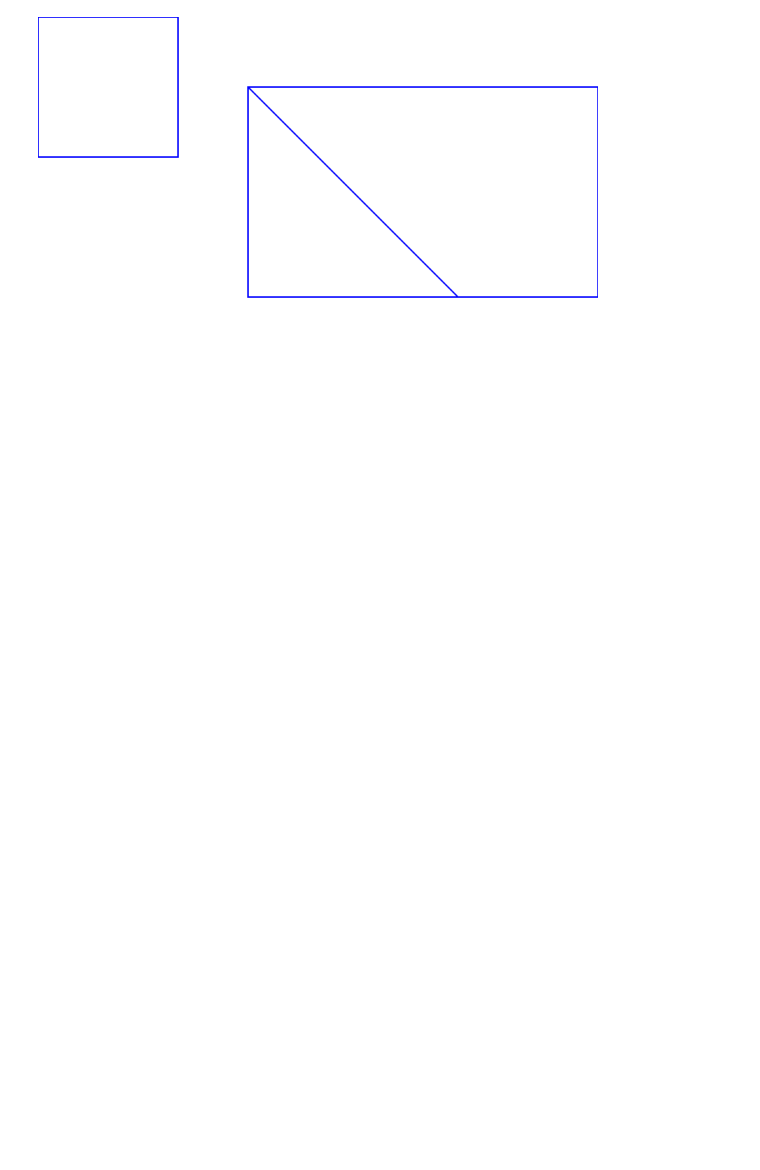
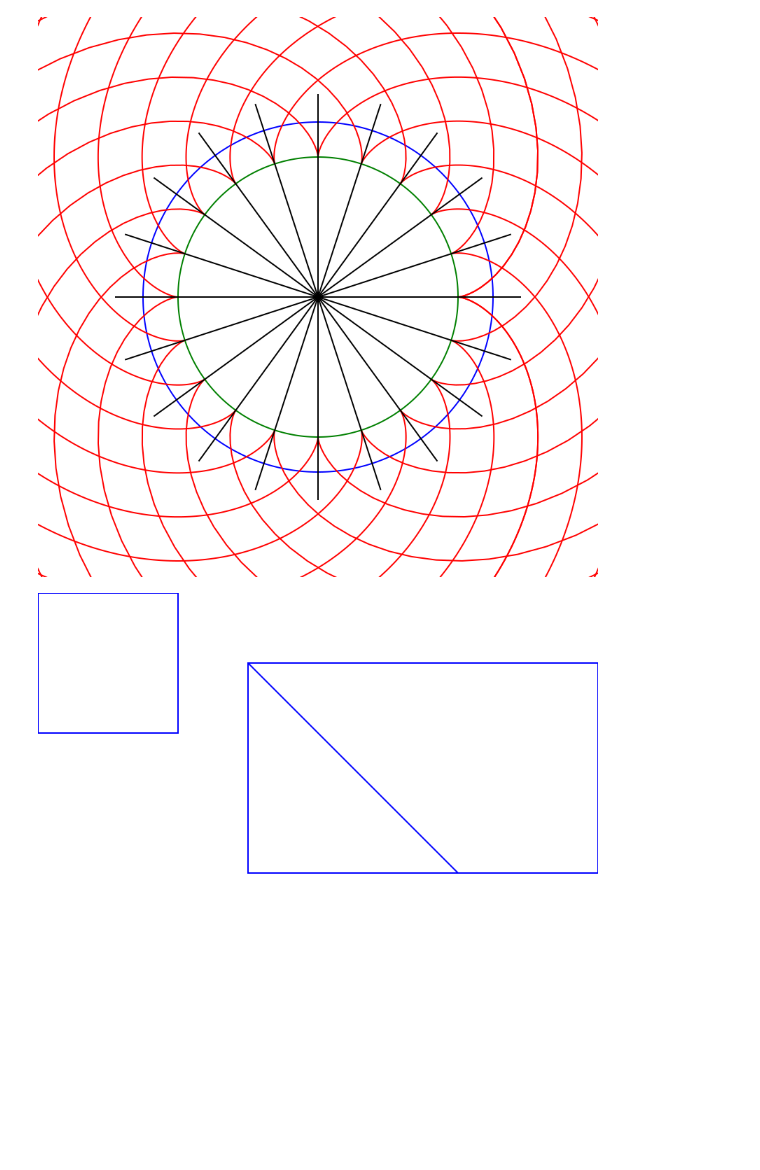
Before and after one commit to dietercastel/LuxorT, a Jupyter notebook: Luxorfun.ipynb, the cells around one changed output. Cells and saved outputs as stored; diff of their text form; code cells hidden in the pictures; blank space fills up the shorter version.

```diff
--- a/Luxorfun.ipynb
+++ b/Luxorfun.ipynb
@@ -1,3 +68,80 @@
+# %%
+using Luxor
+
+Drawing()
+origin()
+sethue("green")
+
+function paramCircle(t,r)
+    return Point(r*cos(t),r*sin(t))
+end
+
+function drawCircle(radius)
+    start = 0
+    step = 0.01
+    endT = 2π
+    prevPoint = paramCircle(start, radius)
+    newpath()
+    for t in step:step:endT
+        currPoint = paramCircle(t,radius)
+        line(prevPoint,currPoint)
+        prevPoint = currPoint
+    end
+    strokepath()
+end
+
+function involuteCircle(t,r,a)
+    xOfT = r*(cos(t)+(t-a)*sin(t))
+    yOfT = r*(sin(t)-(t-a)*cos(t))
+    return Point(xOfT,yOfT)
+end
+
+radius = 200
+radiusOffset = 50
+
+drawCircle(radius)
+sethue("blue")
+drawCircle(radius+radiusOffset)
+
+function drawInvolute(startRadian, radius; clockwise= true)
+    start = startRadian
+    if clockwise == true
+        step = 0.01
+        endT = startRadian+2*pi
+    else
+        step = -0.1
+        endT = startRadian-2*pi
+    end
+    sethue("red")
+    a = start
+    prevPoint = involuteCircle(start,radius,a)
+    newpath()
+    for t in start+step:step:endT
+        currPoint = involuteCircle(t,radius,a)
+        line(prevPoint,currPoint)
+        prevPoint = currPoint
+    end
+    strokepath()
+end
+
+
+rads = 0:pi/10:2*pi
+
+r = radius+radiusOffset+40
+
+for myrad in rads
+    drawInvolute(myrad,radius)
+    drawInvolute(myrad,radius,clockwise=false)
+    newpath()
+    sethue("black")
+    line(Point(0,0),Point(r*cos(myrad),r*sin(myrad)))
+    strokepath()
+end
+
+finish()
+preview()
+# %% [output]
+[figure, added]
 # %%
 using Luxor
 
```
Also changed, not shown: parts of 1 cell of this notebook.
